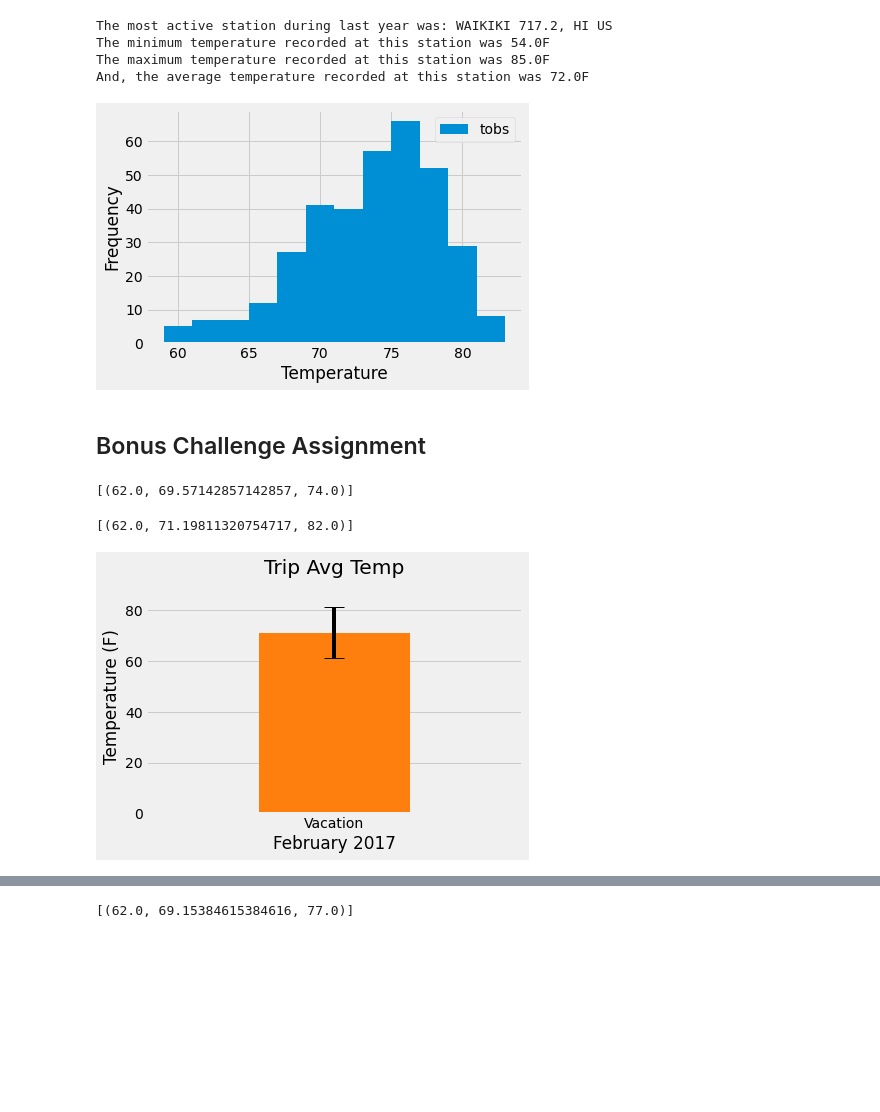
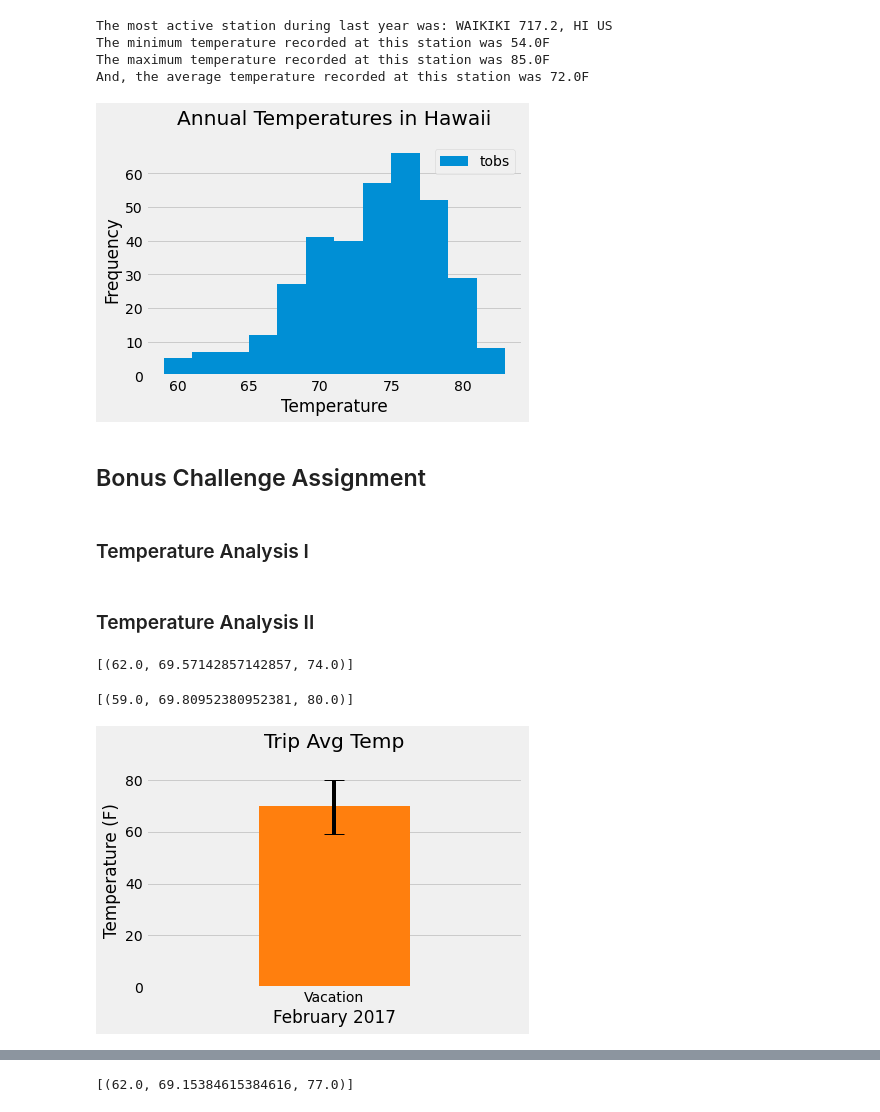
Before and after one commit to JonathanAntia/sqlalchemy-challenge, a Jupyter notebook: climate_analysis.ipynb, the cells around one changed output, grey strips where cells are left out. Drawn from its saved outputs; the diff is of its cells as text; code cells hidden in the pictures; blank space fills up the shorter version.

Commit message:
exploratory climate analysis

```diff
--- a/climate_analysis.ipynb
+++ b/climate_analysis.ipynb
@@ -157,20 +158,26 @@ And, the average temperature recorded at this station was 72.0F
 # %%
 # Choose the station with the highest number of temperature observations.
 # Query the last 12 months of temperature observation data for this station and plot the results as a histogram
 temp_active_station = session.query(Measurement.date,Measurement.station,Measurement.tobs).\
                             filter(Measurement.station == most_active_station).\
                             filter(Measurement.date > one_year_ago).all()
 temps = pd.DataFrame(temp_active_station, columns=("Date","Station","Temperature"))
 
 plt.hist(temps["Temperature"],bins=12)
 plt.xlabel('Temperature')
 plt.ylabel('Frequency')
 plt.legend(['tobs'])
+plt.title('Annual Temperatures in Hawaii', y=1.05)
+plt.grid(b=None, which='both', axis='x')
 plt.show()
 # %% [output]
-[figure, old version]
+[figure, new version]
 # %% [markdown]
 ## Bonus Challenge Assignment
+# %% [markdown]
+### Temperature Analysis I
+# %% [markdown]
+### Temperature Analysis II
 # %%
 # This function called `calc_temps` will accept start date and end date in the format '%Y-%m-%d'
 # and return the minimum, average, and maximum temperatures for that range of dates
@@ -195,20 +202,25 @@ print(calc_temps('2012-02-28', '2012-03-05'))
 # %%
 # Use your previous function `calc_temps` to calculate the tmin, tavg, and tmax
 # for your trip using the previous year's data for those same dates.
-vacay_start = '2017-02-28'
-vacay_end = '2017-03-16'
+vacay_start = date(2017, 2, 1)
+vacay_end = date(2017, 2, 16)
 vacay_temps = calc_temps(vacay_start, vacay_end)
 vacay_temps
 # %% [output]
-[(62.0, 71.19811320754717, 82.0)]
+[(59.0, 69.80952380952381, 80.0)]
 # %%
 # Plot the results from your previous query as a bar chart.
-# Use "Trip Avg Temp" as your Title
+# Use "Trip Avg Temp" as the title
 # Use the average temperature for the y value
 # Use the peak-to-peak (tmax-tmin) value as the y error bar (yerr)
+tmin = vacay_temps[0][0]
+tavg = vacay_temps[0][1]
+tmax = vacay_temps[0][2]
+errors = [[tavg-tmin],[tmax-tavg]]
+
 tick_location = np.arange(2)
 tick_label = ["","Vacation",""]
-plt.bar(1,vacay_temps[0][1],facecolor="tab:orange",yerr=(((vacay_temps[0][2])-(vacay_temps[0][0]))/2),capsize=10)
+plt.bar(1,vacay_temps[0][1],facecolor="tab:orange",yerr= errors,capsize=10)
 plt.xlim(0,2)
 plt.ylim(0,(vacay_temps[0][2])+10)
 plt.xlabel('February 2017')
@@ -218,4 +230,4 @@ plt.xticks(tick_location,tick_label)
 plt.grid(b=None, which='both', axis='x')
 plt.show()
 # %% [output]
-[figure, old version]
+[figure, new version]
```
Also changed, not shown: parts of 8 cells of this notebook.
